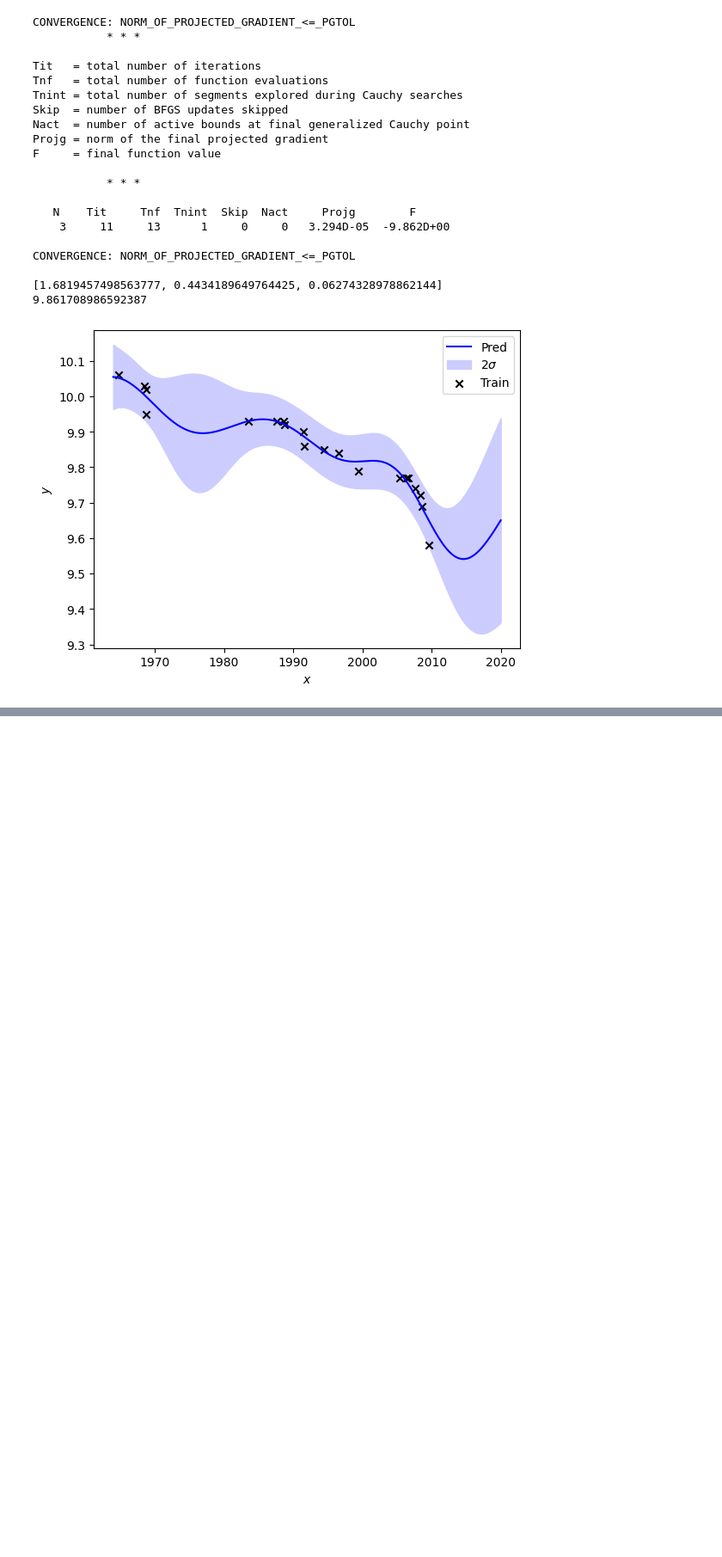
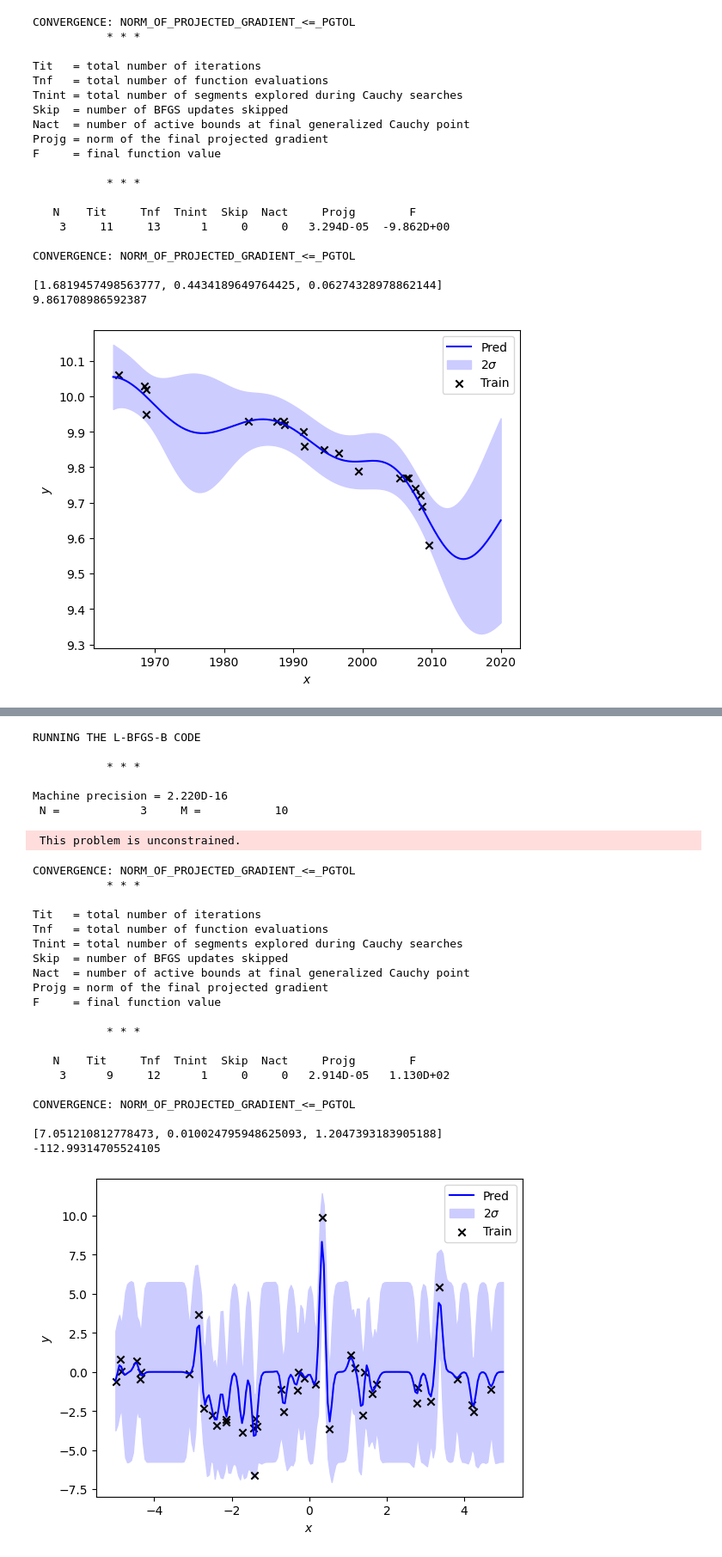
Before and after one commit to skmyng/gpr, a Jupyter notebook: chap3_4-5.ipynb, the cells around one changed output, grey strips where cells are left out. Shown: that part at 86% size. Drawn from its saved outputs; the diff is of its cells as text; code cells hidden in the pictures; blank space fills up the shorter version.

```diff
--- a/chap3_4-5.ipynb
+++ b/chap3_4-5.ipynb
@@ -518,0 +561,36 @@ CONVERGENCE: NORM_OF_PROJECTED_GRADIENT_<=_PGTOL
+# %%
+params_ol = np.array([5.0, -5.0, 0.0])
+gpr_ol = MyGPR_opt(xtrain, ytrain, xx, "rbf", params_ol)
+params_ol = gpr_ol.optimize_l_bfgs_b()
+print([np.exp(p) for p in gpr_ol.params_opt])
+print(-gpr_ol.logL(gpr_ol.params_opt))
+gpr_ol.plot_gpr()
+# %% [output]
+RUNNING THE L-BFGS-B CODE
+
+           * * *
+
+Machine precision = 2.220D-16
+ N =            3     M =           10
+ This problem is unconstrained.
+CONVERGENCE: NORM_OF_PROJECTED_GRADIENT_<=_PGTOL
+           * * *
+
+Tit   = total number of iterations
+Tnf   = total number of function evaluations
+Tnint = total number of segments explored during Cauchy searches
+Skip  = number of BFGS updates skipped
+Nact  = number of active bounds at final generalized Cauchy point
+Projg = norm of the final projected gradient
+F     = final function value
+
+           * * *
+
+   N    Tit     Tnf  Tnint  Skip  Nact     Projg        F
+    3      9     12      1     0     0   2.914D-05   1.130D+02
+
+CONVERGENCE: NORM_OF_PROJECTED_GRADIENT_<=_PGTOL
+
+[7.051210812778473, 0.010024795948625093, 1.2047393183905188]
+-112.99314705524105
+[figure, added]
```
Also changed, not shown: parts of 5 cells of this notebook, 1 other file.
